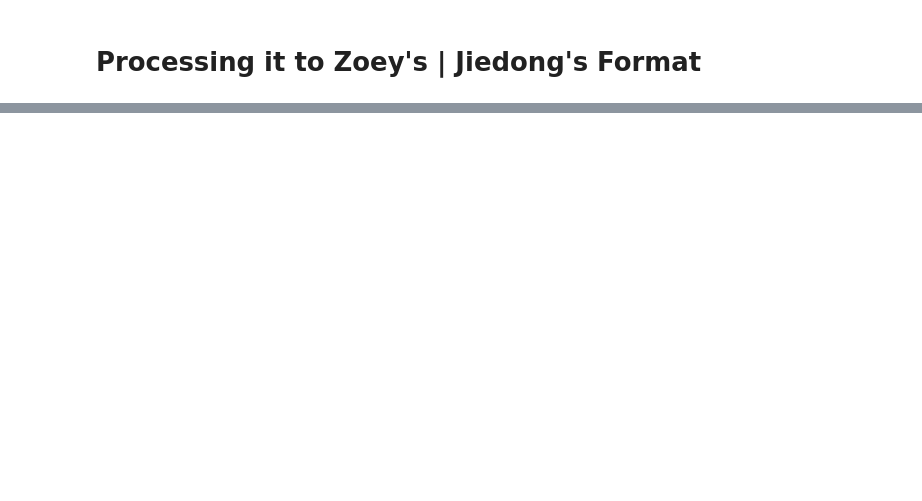
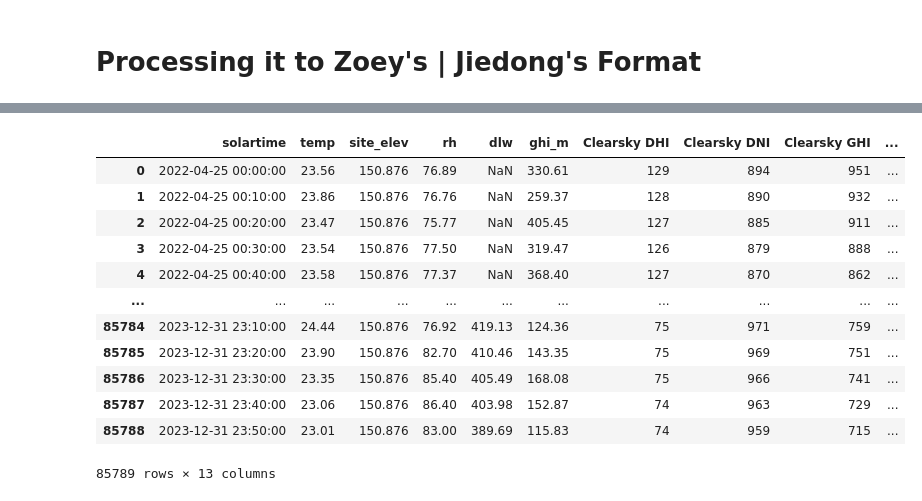
Before and after one commit to akarsh1207/Longwave-Radiation-Model-Hawaii, a Jupyter notebook: Cleaned Station Data/Conversion_to_Zoey_Jiedong.ipynb, the cells around one changed output, grey strips where cells are left out. Saved outputs shown, nothing was run; the diff lists cells and outputs as text; code cells hidden in the pictures; blank space fills up the shorter version.

```diff
--- a/Cleaned Station Data/Conversion_to_Zoey_Jiedong.ipynb
+++ b/Cleaned Station Data/Conversion_to_Zoey_Jiedong.ipynb
@@ -61,2 +78,26 @@ filter_df
 # %% [markdown]
 # Processing it to Zoey's | Jiedong's Format
+# %%
+# Solar Time
+filter_df['solartime'] = filter_df['Date_Time'].apply(lambda x: datetime.datetime.strptime(x, '%Y-%m-%dT%H:%M:%SZ').strftime('%Y-%m-%d %H:%M:%S'))
+filter_df = filter_df.drop(columns=['Date_Time'])
+
+#Temperature
+filter_df['temp'] = filter_df['air_temp_set_1(Celsius)']
+filter_df = filter_df.drop(columns=['air_temp_set_1(Celsius)'])
+
+#Altitude/Elevation
+filter_df['site_elev'] = filter_df['ELEVATION [ft]'] * 0.3048
+filter_df = filter_df.drop(columns=['ELEVATION [ft]'])
+
+#Relative Humidity
+filter_df['rh'] = filter_df['relative_humidity_set_1(%)']
+filter_df = filter_df.drop(columns=['relative_humidity_set_1(%)'])
+
+#DLW (Downward Longwave)
+filter_df['dlw'] = filter_df['incoming_radiation_lw_set_1(W/m**2)']
+filter_df = filter_df.drop(columns=['incoming_radiation_lw_set_1(W/m**2)'])
+
+#GHI (Global Horizontal Irradiance)
+filter_df['ghi_m'] = filter_df['solar_radiation_set_1(W/m**2)']
+filter_df = filter_df.drop(columns=['solar_radiation_set_1(W/m**2)'])
@@ -62,0 +128,7 @@ filter_df
+# %%
+df_2022 = pd.read_csv('006HI_2022.csv', skiprows=2)
+df_2023 = pd.read_csv('006HI_2023.csv', skiprows=2)
+df_2022_2023 = pd.concat([df_2022, df_2023])
+# %%
+df_2022_2023['solartime'] = pd.to_datetime(df_2022_2023[['Year', 'Month', 'Day', 'Hour', 'Minute']])
+df_2022_2023 = df_2022_2023.drop(columns=['Year', 'Month', 'Day', 'Hour', 'Minute'])
@@ -62,0 +151,23 @@ filter_df
+# %%
+# Convert solartime to datetime in filter_df for accurate merging
+filter_df['solartime'] = pd.to_datetime(filter_df['solartime'])
+
+# Merge the dataframes on the 'solartime' column
+merged_df = pd.merge(filter_df, df_2022_2023, on='solartime', how='inner')
+
+# Display the merged dataframe
+merged_df
+# %% [output]
+|  | solartime | temp | site_elev | rh | dlw | ghi_m | Clearsky DHI | Clearsky DNI | Clearsky GHI | ... |
+| 0 | 2022-04-25 00:00:00 | 23.56 | 150.876 | 76.89 | NaN | 330.61 | 129 | 894 | 951 | ... |
+| 1 | 2022-04-25 00:10:00 | 23.86 | 150.876 | 76.76 | NaN | 259.37 | 128 | 890 | 932 | ... |
+| 2 | 2022-04-25 00:20:00 | 23.47 | 150.876 | 75.77 | NaN | 405.45 | 127 | 885 | 911 | ... |
+| 3 | 2022-04-25 00:30:00 | 23.54 | 150.876 | 77.50 | NaN | 319.47 | 126 | 879 | 888 | ... |
+| 4 | 2022-04-25 00:40:00 | 23.58 | 150.876 | 77.37 | NaN | 368.40 | 127 | 870 | 862 | ... |
+| ... | ... | ... | ... | ... | ... | ... | ... | ... | ... | ... |
+| 85784 | 2023-12-31 23:10:00 | 24.44 | 150.876 | 76.92 | 419.13 | 124.36 | 75 | 971 | 759 | ... |
+| 85785 | 2023-12-31 23:20:00 | 23.90 | 150.876 | 82.70 | 410.46 | 143.35 | 75 | 969 | 751 | ... |
+| 85786 | 2023-12-31 23:30:00 | 23.35 | 150.876 | 85.40 | 405.49 | 168.08 | 75 | 966 | 741 | ... |
+| 85787 | 2023-12-31 23:40:00 | 23.06 | 150.876 | 86.40 | 403.98 | 152.87 | 74 | 963 | 729 | ... |
+| 85788 | 2023-12-31 23:50:00 | 23.01 | 150.876 | 83.00 | 389.69 | 115.83 | 74 | 959 | 715 | ... |
+85789 rows × 13 columns
```
Also changed, not shown: parts of 15 cells of this notebook, 9 other files.
